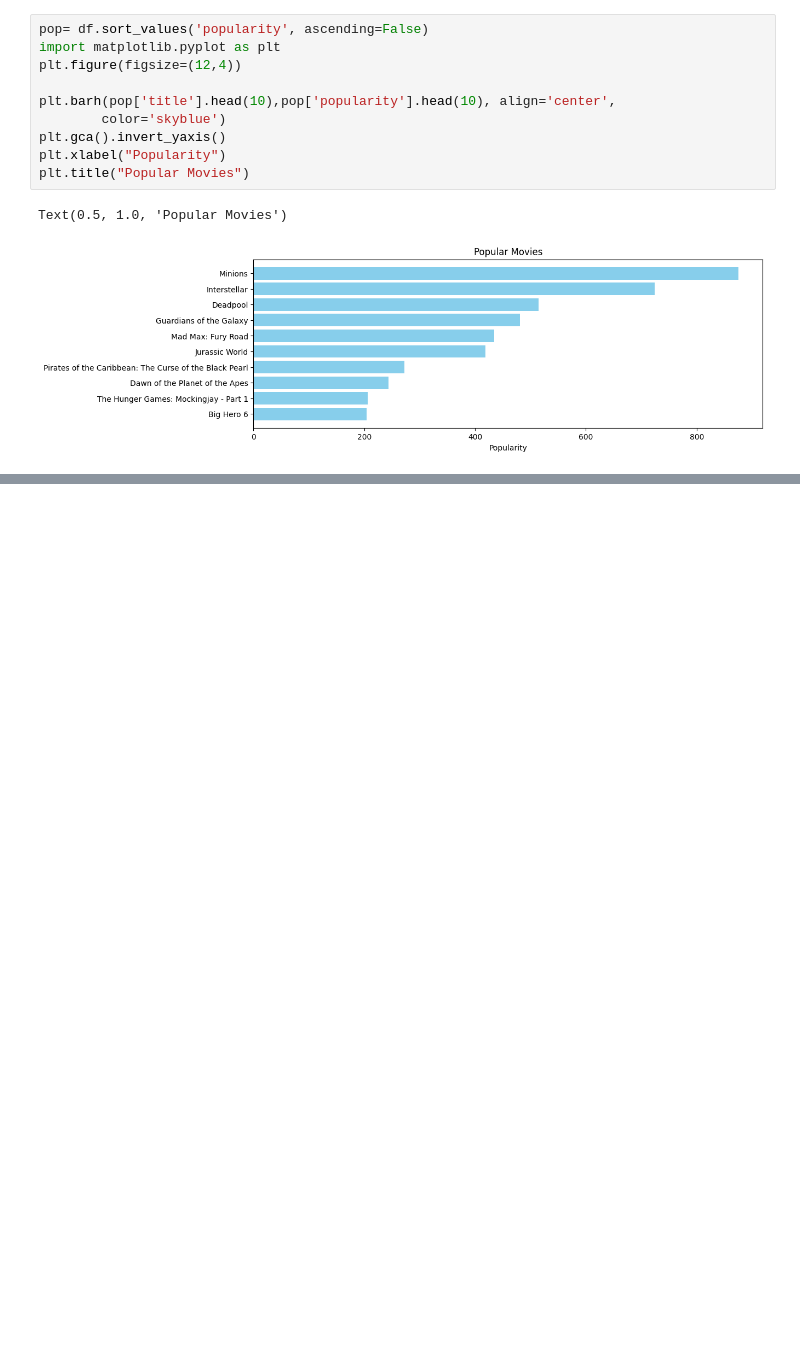
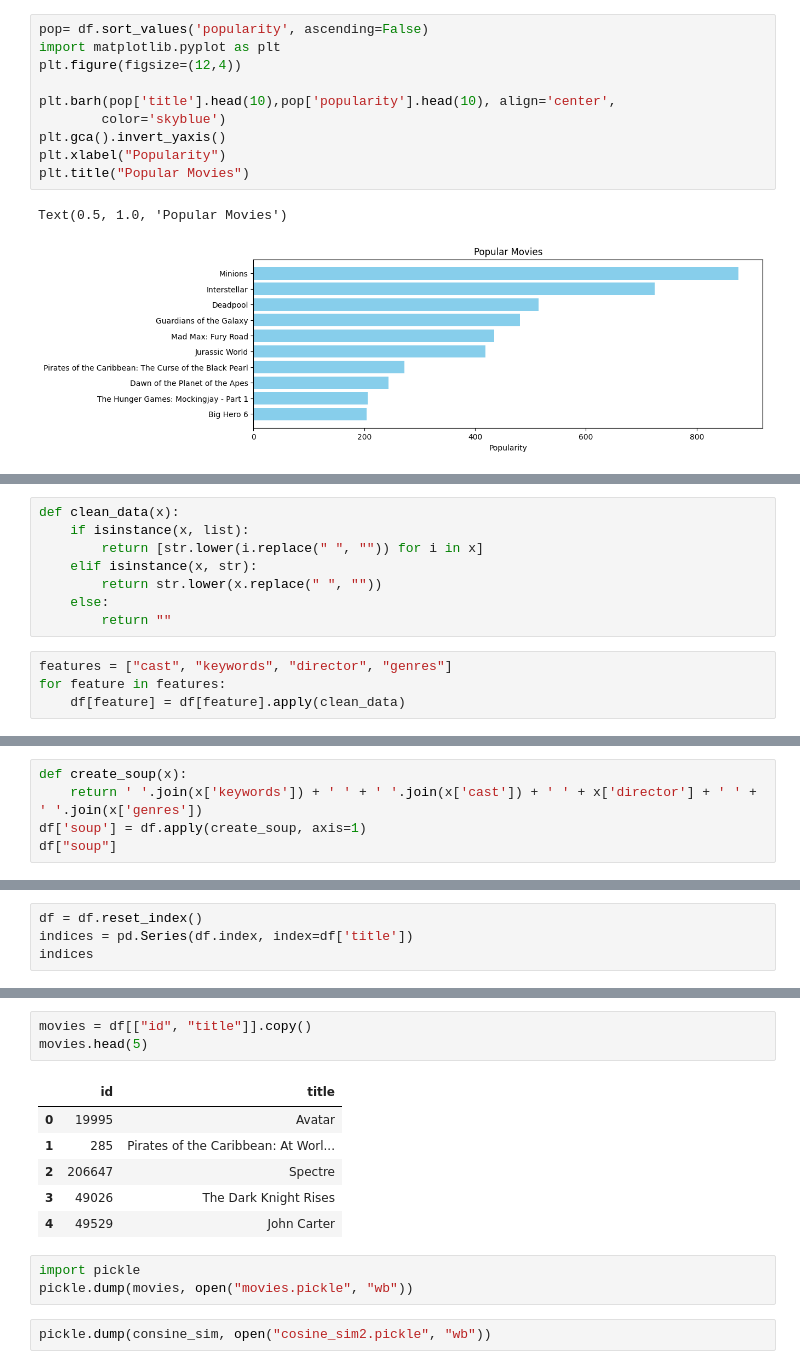
Before and after one commit to I-enable/nado_study, a Jupyter notebook: Python_ML/Project/영화 추천 시스템.ipynb, the cells around one changed output, grey strips where cells are left out. Saved outputs shown, nothing was run; the diff lists cells and outputs as text; blank space fills up the shorter version.

```diff
--- a/Python_ML/Project/영화 추천 시스템.ipynb
+++ b/Python_ML/Project/영화 추천 시스템.ipynb
@@ -144,0 +468,12 @@ Text(0.5, 1.0, 'Popular Movies')
+# %%
+def clean_data(x):
+    if isinstance(x, list):
+        return [str.lower(i.replace(" ", "")) for i in x]
+    elif isinstance(x, str):
+        return str.lower(x.replace(" ", ""))
+    else:
+        return ""
+# %%
+features = ["cast", "keywords", "director", "genres"]
+for feature in features:
+    df[feature] = df[feature].apply(clean_data)
@@ -144,0 +487,5 @@ Text(0.5, 1.0, 'Popular Movies')
+# %%
+def create_soup(x):
+    return ' '.join(x['keywords']) + ' ' + ' '.join(x['cast']) + ' ' + x['director'] + ' ' + ' '.join(x['genres'])
+df['soup'] = df.apply(create_soup, axis=1)
+df["soup"]
@@ -144,0 +526,4 @@ Text(0.5, 1.0, 'Popular Movies')
+# %%
+df = df.reset_index()
+indices = pd.Series(df.index, index=df['title'])
+indices
@@ -144,0 +594,15 @@ Text(0.5, 1.0, 'Popular Movies')
+# %%
+movies = df[["id", "title"]].copy()
+movies.head(5)
+# %% [output]
+|  | id | title |
+| 0 | 19995 | Avatar |
+| 1 | 285 | Pirates of the Caribbean: At Worl... |
+| 2 | 206647 | Spectre |
+| 3 | 49026 | The Dark Knight Rises |
+| 4 | 49529 | John Carter |
+# %%
+import pickle
+pickle.dump(movies, open("movies.pickle", "wb"))
+# %%
+pickle.dump(consine_sim, open("cosine_sim2.pickle", "wb"))
```
Also changed, not shown: parts of 49 cells of this notebook, 2 other files.
